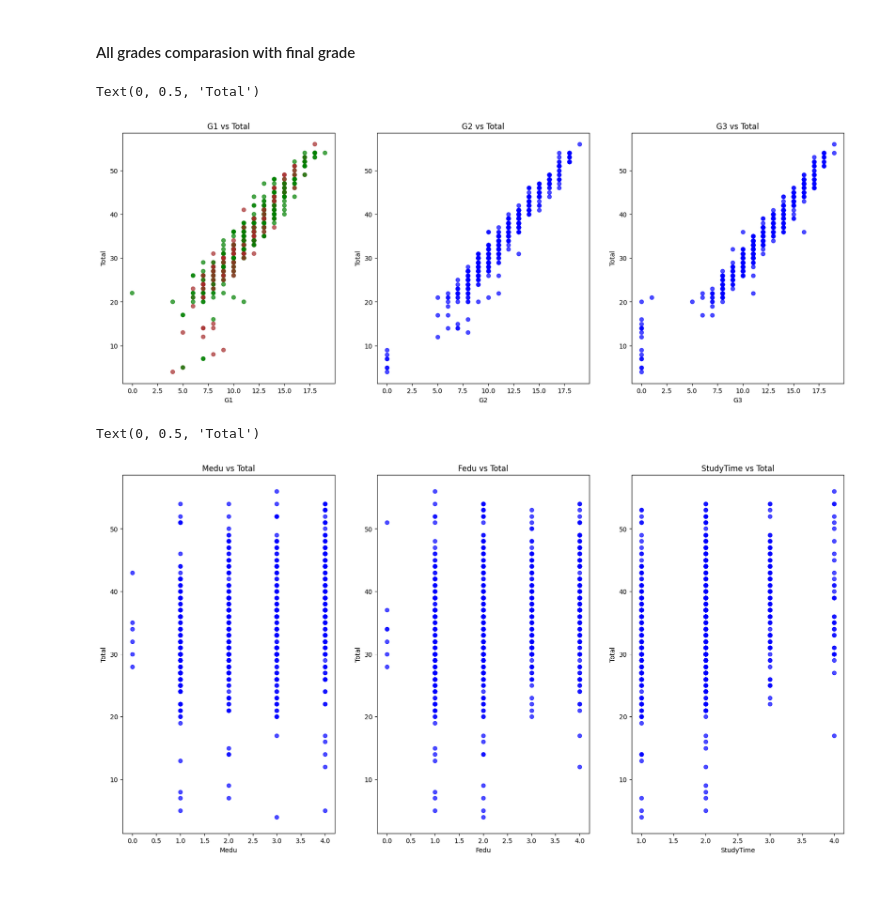
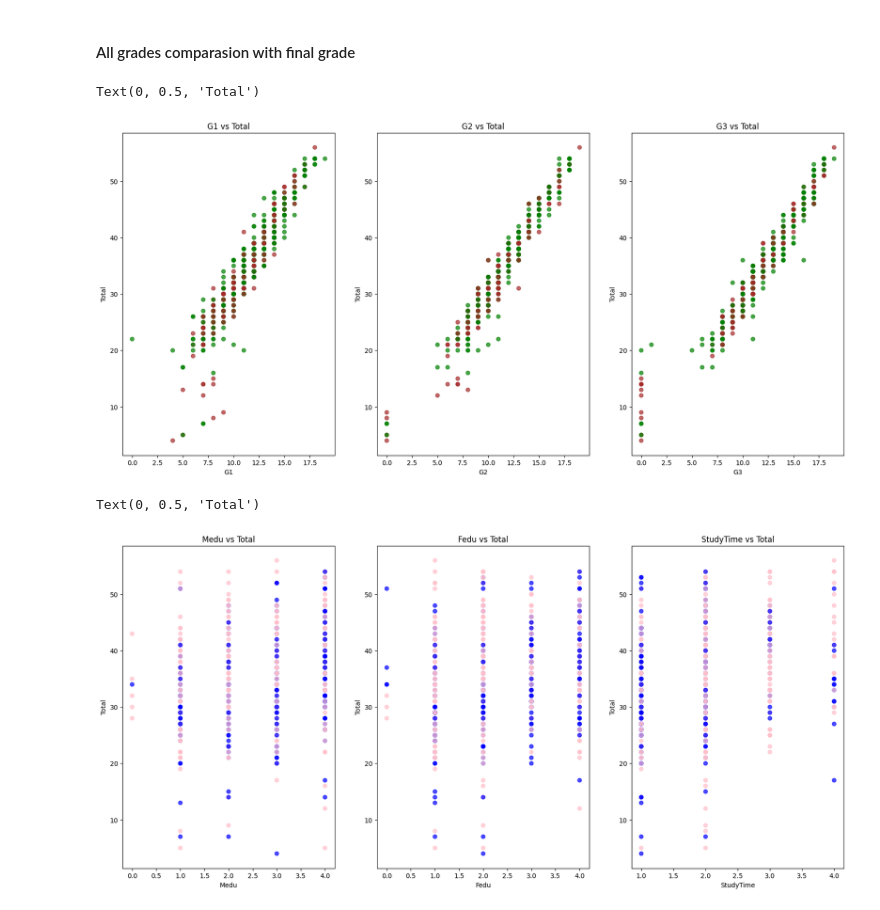
Before and after one commit to VBritis/EDA-StudentPerformance, a Jupyter notebook: EDA.ipynb, the cells around one changed output. Drawn from its saved outputs; the diff is of its cells as text; code cells hidden in the pictures.

```diff
--- a/EDA.ipynb
+++ b/EDA.ipynb
@@ -160,44 +160,45 @@ Text(0, 0.5, 'Mean of Final Grade')
 #### All grades comparasion with final grade
 # %%
 #All grades comparasion with final grade
-colors = {'U': 'green', 'R': 'brown'}
-plt.figure(figsize=(20,7))
+colors = {'U': 'green', 'R': 'brown','M': 'blue','F': 'pink'}
+plt.figure(figsize=(20,9))
 plt.subplot(1, 3, 1)
 plt.scatter(df['G1'], df['total'], color=df['address'].map(colors), alpha=0.7)
 plt.title('G1 vs Total')
 plt.xlabel('G1')
 plt.ylabel('Total')
 plt.subplot(1,3,2)
-plt.scatter(df['G2'], df['total'], color='blue', alpha=0.7)
+plt.scatter(df['G2'], df['total'], color=df['address'].map(colors), alpha=0.7)
 plt.title('G2 vs Total')
 plt.xlabel('G2')
 plt.ylabel('Total')
 plt.subplot(1,3,3)
-plt.scatter(df['G3'], df['total'], color='blue', alpha=0.7)
+plt.scatter(df['G3'], df['total'], color=df['address'].map(colors), alpha=0.7)
 plt.title('G3 vs Total')
 plt.xlabel('G3')
 plt.ylabel('Total')
 # %% [output]
 Text(0, 0.5, 'Total')
-[figure, old version]
+[figure, new version]
 # %%
 #All grades comparasion with final grade
-plt.figure(figsize=(20,10))
+colorus = {'M': 'blue','F': 'pink'}
+plt.figure(figsize=(20,9))
 plt.subplot(1, 3, 1)
-plt.scatter(df['Medu'], df['total'], color='blue', alpha=0.7)
+plt.scatter(df['Medu'], df['total'], color=df['sex'].map(colorus), alpha=0.7)
 plt.title('Medu vs Total')
 plt.xlabel('Medu')
 plt.ylabel('Total')
 plt.subplot(1,3,2)
-plt.scatter(df['Fedu'], df['total'], color='blue', alpha=0.7)
+plt.scatter(df['Fedu'], df['total'], color=df['sex'].map(colorus), alpha=0.7)
 plt.title('Fedu vs Total')
 plt.xlabel('Fedu')
 plt.ylabel('Total')
 plt.subplot(1,3,3)
-plt.scatter(df['studytime'], df['total'], color='blue', alpha=0.7)
+plt.scatter(df['studytime'], df['total'], color=df['sex'].map(colorus), alpha=0.7)
 plt.title('StudyTime vs Total')
 plt.xlabel('StudyTime')
 plt.ylabel('Total')
 # %% [output]
 Text(0, 0.5, 'Total')
-[figure, old version]
+[figure, new version]
```
